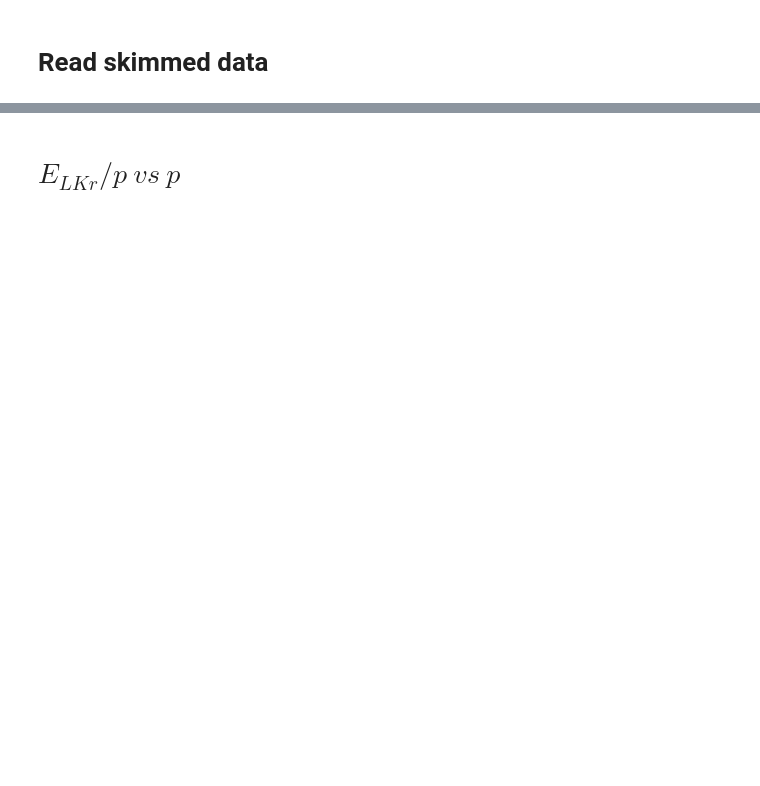
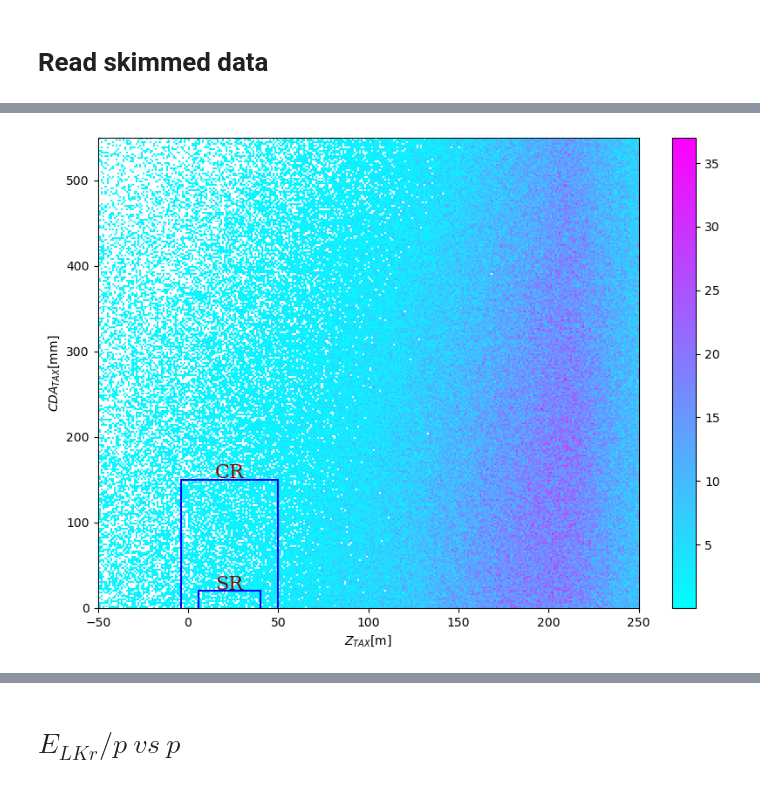
Before and after one commit to slezki/CheckForKs2PiPi, a Jupyter notebook: Ks2pipi.ipynb, the cells around one changed output, grey strips where cells are left out. Saved outputs shown, nothing was run; the diff lists cells and outputs as text; code cells hidden in the pictures; blank space fills up the shorter version.

```diff
--- a/Ks2pipi.ipynb
+++ b/Ks2pipi.ipynb
@@ -50,0 +54,39 @@ len(pd_read)
+# %%
+pd_read['Vertex_pos_R']     = (pd_read['Vertex_pos.fX']**2 + pd_read['Vertex_pos.fY']**2)**(1/2)
+pd_read['Vertex_pos.fZ']    = pd_read['Vertex_pos.fZ'].apply(lambda x:x*0.001)
+
+pd_read['Vertex_pos_R_tax'] = (pd_read['Vertex_X_custom']**2 + pd_read['Vertex_Y_custom']**2)**(1/2)
+pd_read['Vertex_X_custom']  = pd_read['Vertex_X_custom'].apply(lambda x:x*0.001)
+pd_read['Vertex_Y_custom']  = pd_read['Vertex_Y_custom'].apply(lambda x:x*0.001)
+pd_read['Vertex_Z_custom']  = pd_read['Vertex_Z_custom'].apply(lambda x:x*0.001)
+
+pd_read['Vertex_tlcda.fX']    = pd_read['Vertex_tlcda.fX'].apply(lambda x:x*0.001)
+pd_read['Vertex_tlcda.fY']    = pd_read['Vertex_tlcda.fY'].apply(lambda x:x*0.001)
+pd_read['Vertex_tlcda.fZ']    = pd_read['Vertex_tlcda.fZ'].apply(lambda x:x*0.001)
+# %%
+plt.figure(figsize=(10,7))
+cmap = copy.copy(plt.cm.get_cmap('cool'))
+cmap.set_under('white')
+#cmap = dict(cmap=cmap, vmin=0.000001)
+cmap = dict(cmap=cmap, vmin=0.00001)
+plt.hist2d(pd_read['Vertex_Z_custom'], pd_read['CDA_tlcda_custom'],bins=(300,275),range=[[-50,250],[0,550]],**cmap,label="All")
+#plt.title("")
+plt.xlabel('$Z_{TAX}$[m]')
+plt.ylabel('$CDA_{TAX}$[mm]')
+plt.colorbar()
+
+plt.axhline(y=20,xmin=(50+6)/300, xmax=(50+40)/300, color='blue', linestyle='-')
+plt.axvline(x=6,ymax=20/550, color='blue', linestyle='-')
+plt.axvline(x=40,ymax=20/550, color='blue', linestyle='-')
+
+plt.axhline(y=150,xmin=(50-4)/300, xmax=(50+50)/300, color='blue', linestyle='-')
+plt.axvline(x=-4,ymax=150/550, color='blue', linestyle='-')
+plt.axvline(x=50,ymax=150/550, color='blue', linestyle='-')
+
+font = {'family': 'serif', 'color':  'darkred', 'weight': 'normal', 'size': 16}
+plt.text(23, 152, "CR", fontdict=font,rotation='horizontal',ha='center')
+plt.text(23, 21, "SR", fontdict=font,rotation='horizontal',ha='center')
+
+plt.savefig(pathPlots + "ZtaxVsCDAtax.png",bbox_inches='tight')
+# %% [output]
+[figure, added]
```
Also changed, not shown: parts of 119 cells of this notebook, 1 other file.
